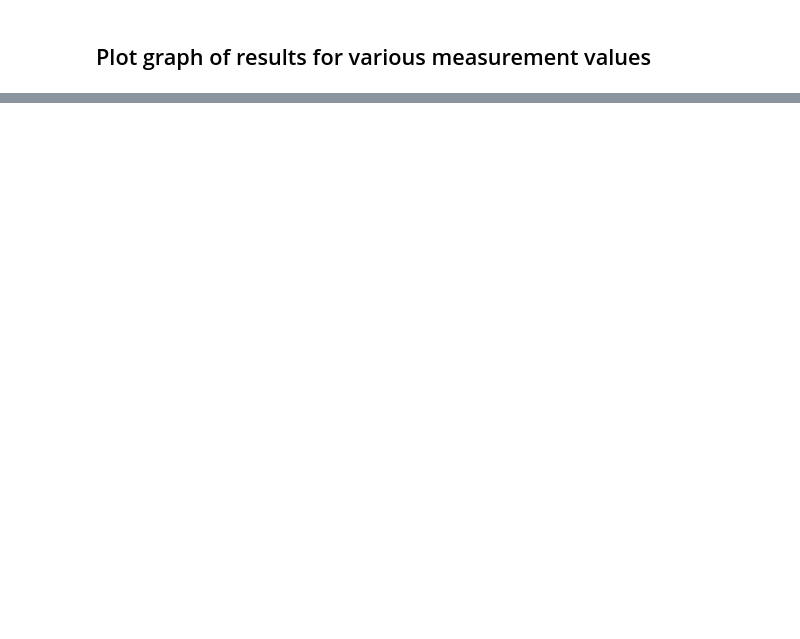
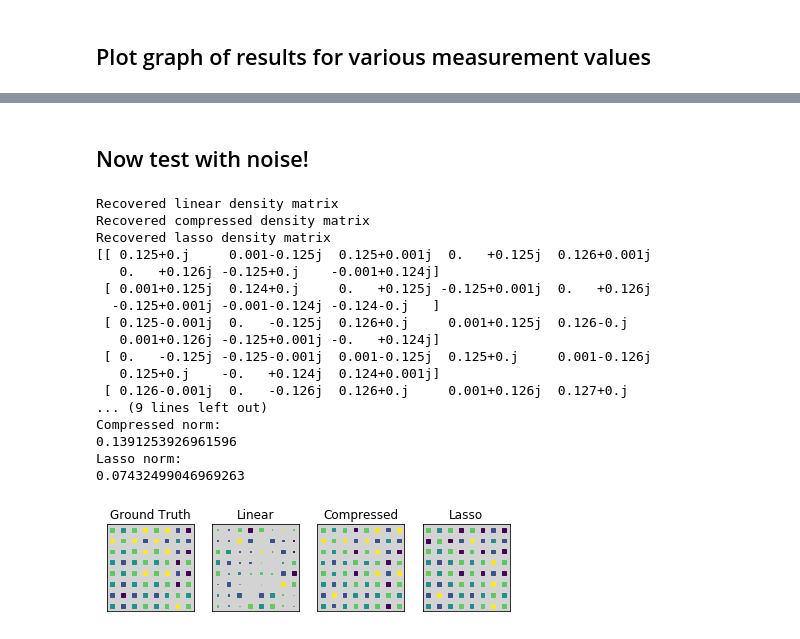
Before and after one commit to kenzomenzo/tomography-debugger, a Jupyter notebook: tomography_test.ipynb, the cells around one changed output, grey strips where cells are left out. Cells and saved outputs as stored; diff of their text form; code cells hidden in the pictures; blank space fills up the shorter version.

```diff
--- a/tomography_test.ipynb
+++ b/tomography_test.ipynb
@@ -343,0 +327,75 @@ Running iteration for pauli number: 56
+# %% [markdown]
+## Now test with noise!
+# %%
+with open('noise_model.quil', 'r') as file:
+    noise_model = file.read()
+# %%
+qubits = [0, 1, 2]
+
+program = Program()
+for qubit in qubits:
+    program += H(qubit)
+program += Program("NOISY-CZ 0 2")
+program += Program("NOISY-RX-PLUS-90 1")
+program += Program("NOISY-RX-MINUS-90 2")
+program += Program("NOISY-CZ 1 2")
+program += X(qubits[2])
+program += CNOT(qubits[1], qubits[2])
+
+program = Program(noise_model) + program
+
+m = 32
+
+debugger = TomographyDebugger()
+rho_linear = debugger.tomographize("linear_inv", m, program, qubits)
+print("Recovered linear density matrix")
+
+rho_compressed = debugger.tomographize("compressed", m, program, qubits)
+print("Recovered compressed density matrix")
+
+rho_lasso = debugger.tomographize("lasso", m, program, qubits)
+print("Recovered lasso density matrix")
+
+wf_sim = WavefunctionSimulator()
+wf = wf_sim.wavefunction(program)
+psi = wf.amplitudes
+
+rho_true = np.outer(psi, psi.T.conj())
+print(np.around(rho_true, decimals=3))
+
+fig, (ax1, ax2, ax3, ax4) = plt.subplots(1, 4)
+hinton(rho_true, ax=ax1)
+hinton(rho_linear, ax=ax2)
+hinton(rho_compressed, ax=ax3)
+hinton(rho_lasso, ax=ax4)
+ax1.set_title('Ground Truth')
+ax2.set_title('Linear')
+ax3.set_title('Compressed')
+ax4.set_title('Lasso')
+fig.tight_layout()
+
+print("Linear norm:")
+print(np.linalg.norm(rho_linear - rho_true))
+print("Compressed norm:")
+print(np.linalg.norm(rho_compressed - rho_true))
+print("Lasso norm:")
+print(np.linalg.norm(rho_lasso - rho_true))
+# %% [output]
+Recovered linear density matrix
+Recovered compressed density matrix
+Recovered lasso density matrix
+[[ 0.125+0.j     0.001-0.125j  0.125+0.001j  0.   +0.125j  0.126+0.001j
+   0.   +0.126j -0.125+0.j    -0.001+0.124j]
+ [ 0.001+0.125j  0.124+0.j     0.   +0.125j -0.125+0.001j  0.   +0.126j
+  -0.125+0.001j -0.001-0.124j -0.124-0.j   ]
+ [ 0.125-0.001j  0.   -0.125j  0.126+0.j     0.001+0.125j  0.126-0.j
+   0.001+0.126j -0.125+0.001j -0.   +0.124j]
+ [ 0.   -0.125j -0.125-0.001j  0.001-0.125j  0.125+0.j     0.001-0.126j
+   0.125+0.j    -0.   +0.124j  0.124+0.001j]
+ [ 0.126-0.001j  0.   -0.126j  0.126+0.j     0.001+0.126j  0.127+0.j
+... (9 lines left out)
+Compressed norm:
+0.1391253926961596
+Lasso norm:
+0.07432499046969263
+[figure, added]
```
Also changed, not shown: parts of 11 cells of this notebook, 1 other file.
